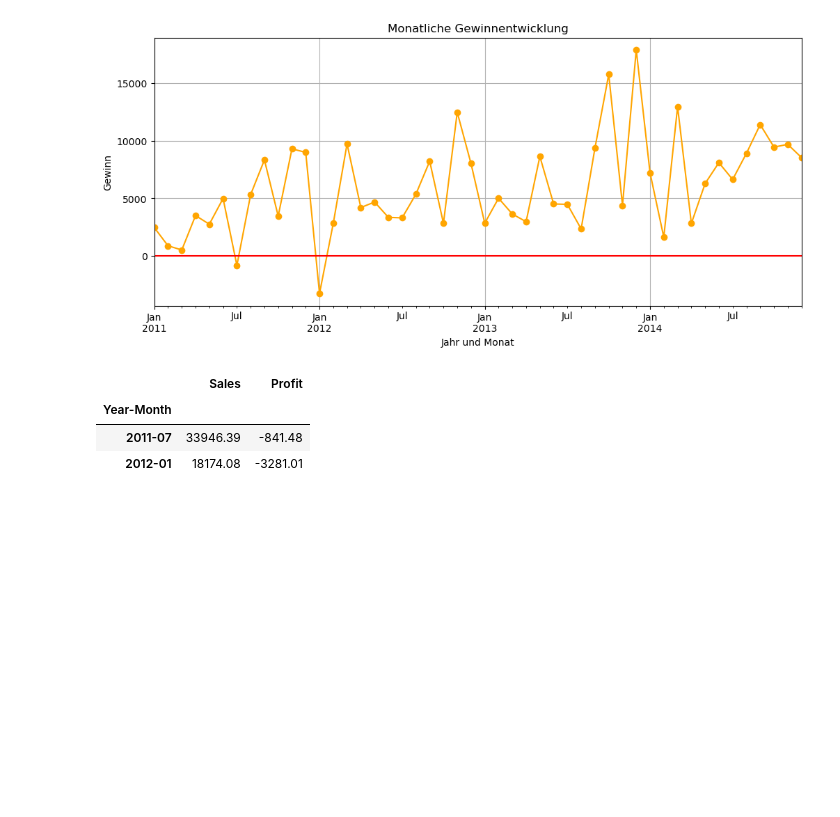
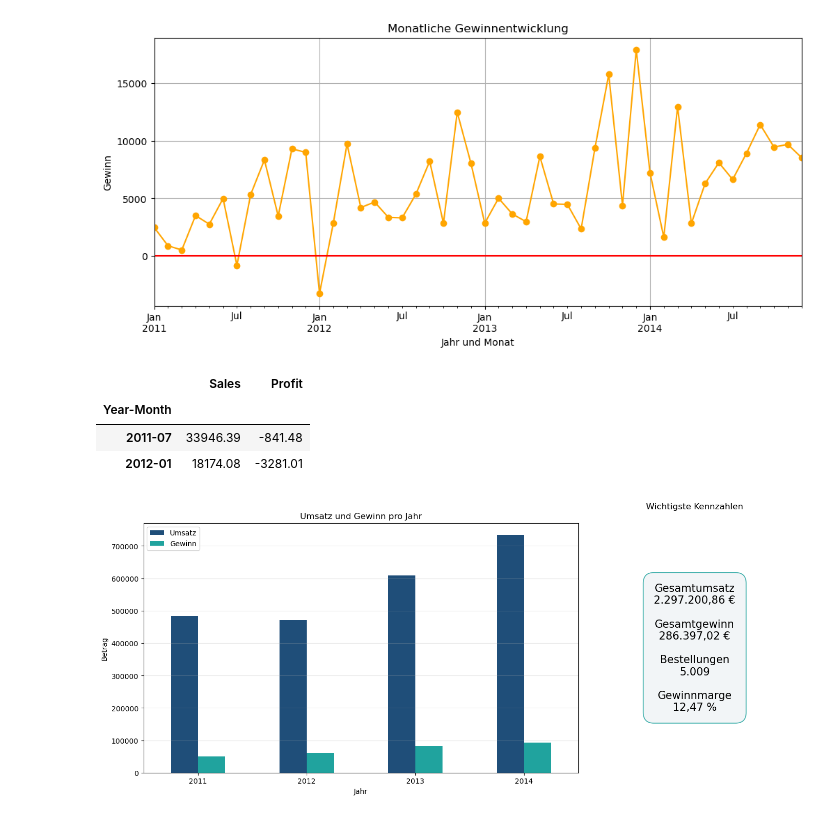
Before and after one commit to NahidMovahed-GER/superstore-sales-analysis, a Jupyter notebook: superstore_sales_analysis.ipynb, the cells around one changed output. Drawn from its saved outputs; the diff is of its cells as text; code cells hidden in the pictures; blank space fills up the shorter version.

Commit message:
Add Superstore sales analysis project

```diff
--- a/superstore_sales_analysis.ipynb
+++ b/superstore_sales_analysis.ipynb
@@ -664,3 +664,88 @@ loss_months.round(2)
 | Year-Month |  |  |
 | 2011-07 | 33946.39 | -841.48 |
 | 2012-01 | 18174.08 | -3281.01 |
+# %%
+import pandas as pd
+import matplotlib.pyplot as plt
+
+# Kennzahlen berechnen
+total_sales = df["Sales"].sum()
+total_profit = df["Profit"].sum()
+total_orders = df["Order ID"].nunique()
+profit_margin = (total_profit / total_sales) * 100
+
+# Bestelldatum umwandeln und Jahr erstellen
+df["Order Date"] = pd.to_datetime(df["Order Date"])
+df["Year"] = df["Order Date"].dt.year
+
+# Umsatz und Gewinn pro Jahr berechnen
+yearly_summary = df.groupby("Year")[["Sales", "Profit"]].sum()
+
+# Funktion für deutsche Zahlenformatierung
+def german_number(value, decimals=2):
+    return (
+        f"{value:,.{decimals}f}"
+        .replace(",", "X")
+        .replace(".", ",")
+        .replace("X", ".")
+    )
+
+# Abbildung mit zwei Bereichen erstellen
+fig, (ax1, ax2) = plt.subplots(
+    1,
+    2,
+    figsize=(14, 6),
+    gridspec_kw={"width_ratios": [2, 1]}
+)
+
+# Balkendiagramm
+yearly_summary.plot(
+    kind="bar",
+    ax=ax1,
+    color=["#1f4e79", "#20a39e"]
+)
+
+ax1.set_title("Umsatz und Gewinn pro Jahr")
+ax1.set_xlabel("Jahr")
+ax1.set_ylabel("Betrag")
+ax1.tick_params(axis="x", rotation=0)
+ax1.legend(["Umsatz", "Gewinn"])
+ax1.grid(axis="y", alpha=0.3)
+
+# Kennzahlen rechts anzeigen
+ax2.axis("off")
+ax2.set_title("Wichtigste Kennzahlen", pad=20)
+
+kpi_text = (
+    f"Gesamtumsatz\n{german_number(total_sales)} €\n\n"
+    f"Gesamtgewinn\n{german_number(total_profit)} €\n\n"
+    f"Bestellungen\n{german_number(total_orders, 0)}\n\n"
+    f"Gewinnmarge\n{german_number(profit_margin)} %"
+)
+
+ax2.text(
+    0.5,
+    0.5,
+    kpi_text,
+    ha="center",
+    va="center",
+    fontsize=15,
+    bbox=dict(
+        boxstyle="round,pad=1",
+        facecolor="#f2f5f7",
+        edgecolor="#20a39e"
+    )
+)
+
+# Layout verbessern und Bild speichern
+plt.tight_layout()
+
+plt.savefig(
+    "superstore_linkedin.png",
+    dpi=300,
+    bbox_inches="tight"
+)
+
+plt.show()
+# %% [output]
+[figure, added]
```
